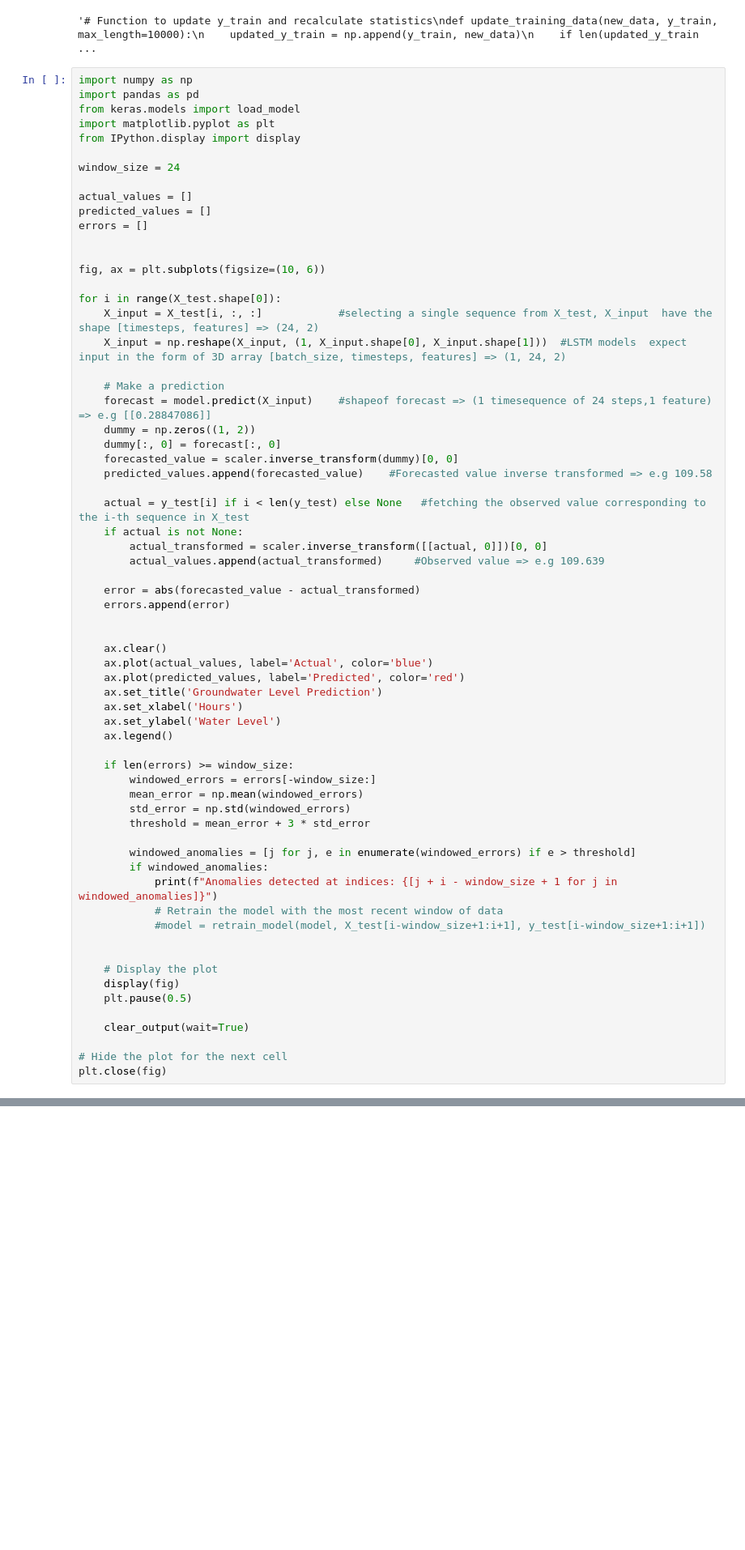
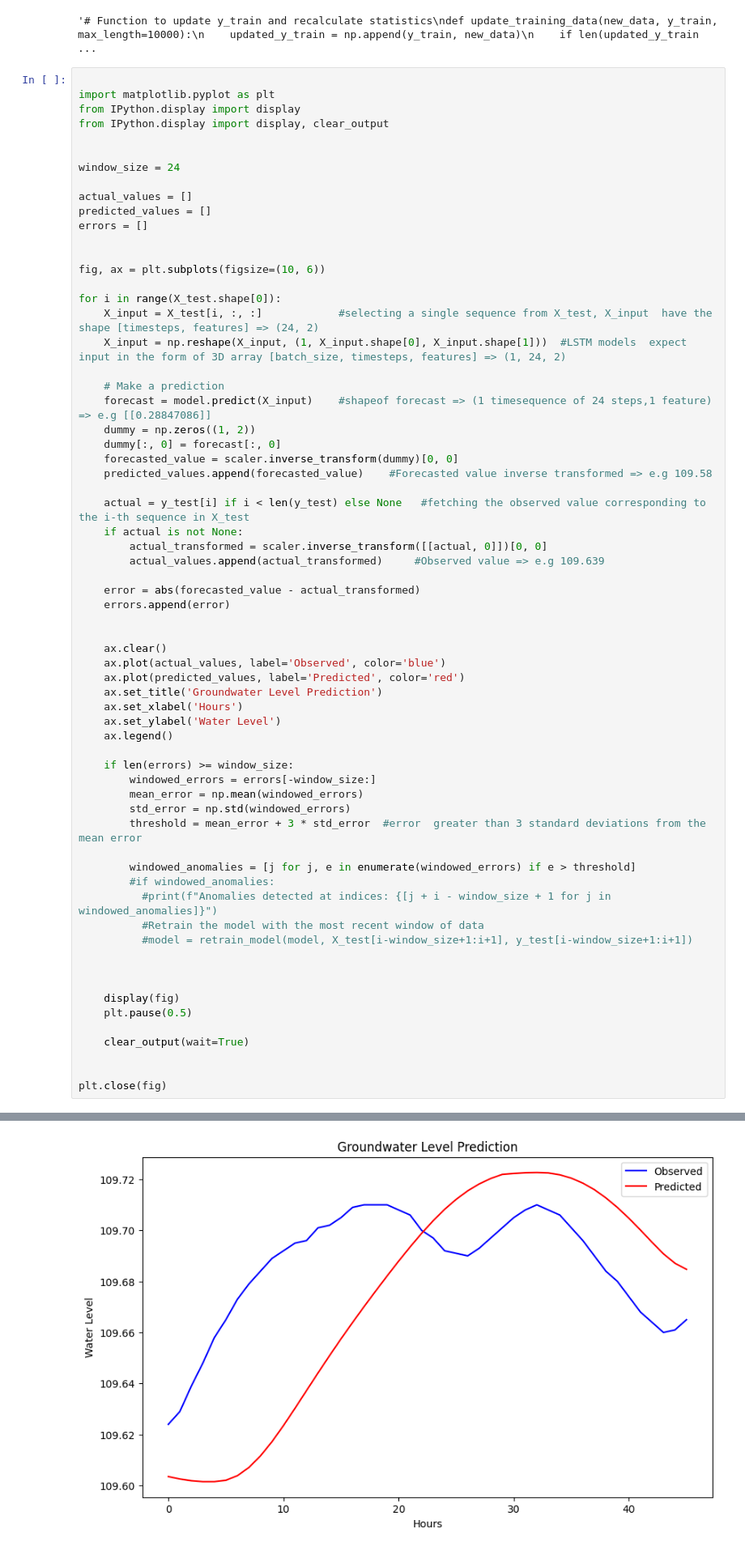
Before and after one commit to bishair/Pirna, a Jupyter notebook: G10.ipynb, the cells around one changed output, grey strips where cells are left out. Shown at 81% size. Saved outputs shown, nothing was run; the diff lists cells and outputs as text; blank space fills up the shorter version.

```diff
--- a/G10.ipynb
+++ b/G10.ipynb
@@ -216,11 +216,11 @@ def update_training_data(new_data, y_train, max_length=10000):
 # %% [output]
 '# Function to update y_train and recalculate statistics\ndef update_training_data(new_data, y_train, max_length=10000):\n    updated_y_train = np.append(y_train, new_data)\n    if len(updated_y_train ...
 # %%
-import numpy as np
-import pandas as pd
-from keras.models import load_model
+
 import matplotlib.pyplot as plt
 from IPython.display import display
+from IPython.display import display, clear_output
+
 
 window_size = 24
 
@@ -252,7 +252,7 @@ for i in range(X_test.shape[0]):
 
 
     ax.clear()
-    ax.plot(actual_values, label='Actual', color='blue')
+    ax.plot(actual_values, label='Observed', color='blue')
     ax.plot(predicted_values, label='Predicted', color='red')
     ax.set_title('Groundwater Level Prediction')
     ax.set_xlabel('Hours')
@@ -263,21 +263,21 @@ for i in range(X_test.shape[0]):
         windowed_errors = errors[-window_size:]
         mean_error = np.mean(windowed_errors)
         std_error = np.std(windowed_errors)
-        threshold = mean_error + 3 * std_error
+        threshold = mean_error + 3 * std_error  #error  greater than 3 standard deviations from the mean error
 
         windowed_anomalies = [j for j, e in enumerate(windowed_errors) if e > threshold]
-        if windowed_anomalies:
-            print(f"Anomalies detected at indices: {[j + i - window_size + 1 for j in windowed_anomalies]}")
-            # Retrain the model with the most recent window of data
-            #model = retrain_model(model, X_test[i-window_size+1:i+1], y_test[i-window_size+1:i+1])
+        #if windowed_anomalies:
+          #print(f"Anomalies detected at indices: {[j + i - window_size + 1 for j in windowed_anomalies]}")
+          #Retrain the model with the most recent window of data
+          #model = retrain_model(model, X_test[i-window_size+1:i+1], y_test[i-window_size+1:i+1])
 
 
-    # Display the plot
+
     display(fig)
     plt.pause(0.5)
 
     clear_output(wait=True)
 
-# Hide the plot for the next cell
+
 plt.close(fig)
 # %% [output]
@@ -284,0 +285 @@ KeyboardInterrupt:
+[figure, added]
```
Also changed, not shown: parts of 6 cells of this notebook.
